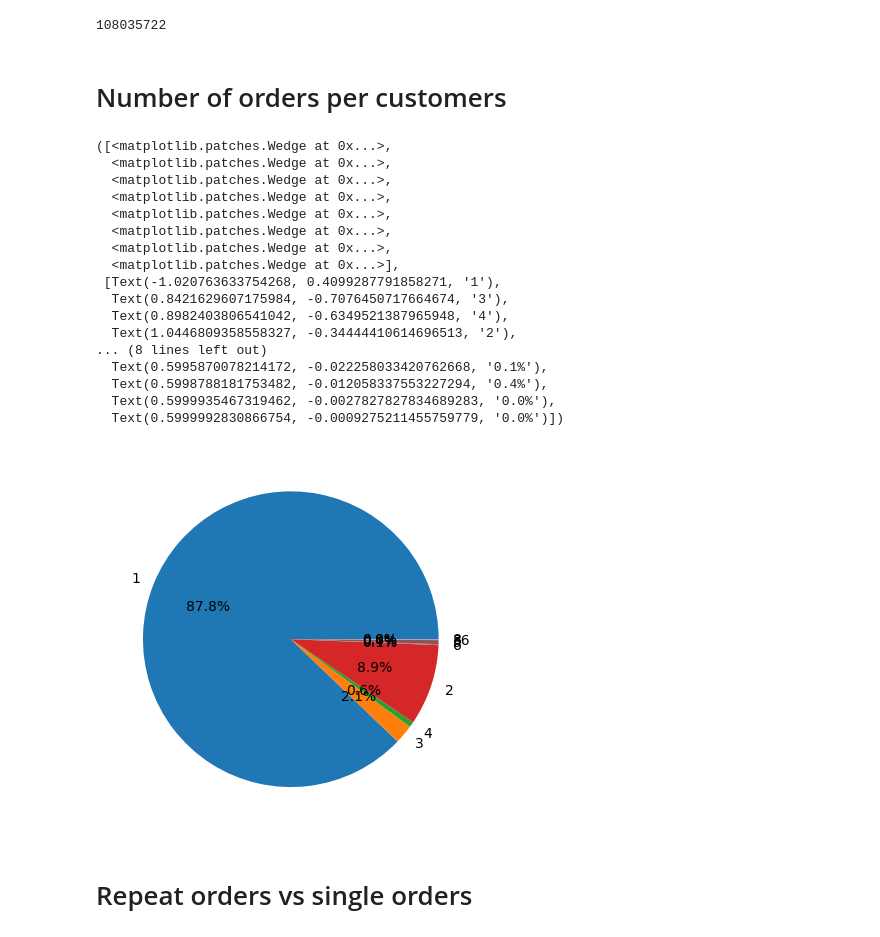
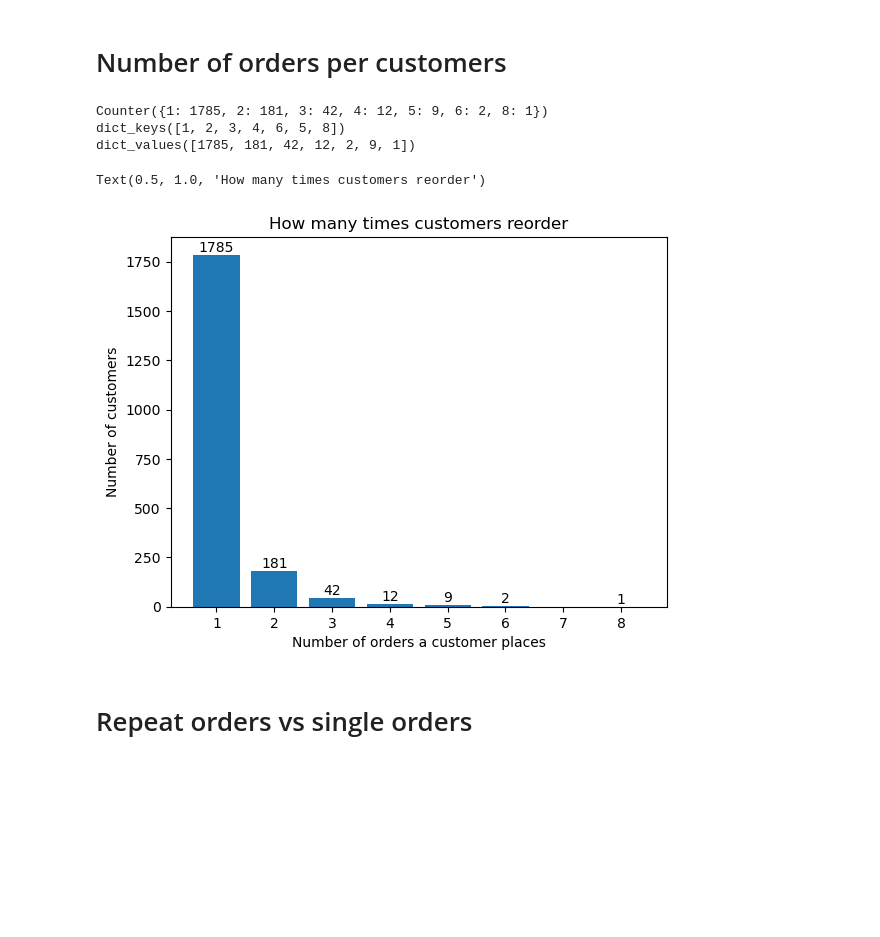
Before and after one commit to olincollege/repeat-order-analysis, a Jupyter notebook: visualization.ipynb, the cells around one changed output. Drawn from its saved outputs; the diff is of its cells as text; code cells hidden in the pictures; blank space fills up the shorter version.

```diff
--- a/visualization.ipynb
+++ b/visualization.ipynb
@@ -15,9 +15,7 @@ def extract_data(parameter, data = data):
         extracted_data.append(data[i][parameter])
     return extracted_data
 # %%
-data[1]['buyer_user_id']
+data[2000]['buyer_user_id']
-# %% [output]
-108035722
 # %%
 # Number of orders per customer / Repeat vs single orders
 buyer_user_id = extract_data("buyer_user_id")
@@ -37,35 +36,40 @@ country = extract_data('country_iso')
 #product_id = extract_data('product_id')
 # %% [markdown]
 # Number of orders per customers
-# %%
-orders_per_customer = Counter(Counter(buyer_user_id).values())
-orders_per_customer
-
-labels = orders_per_customer.keys()
-sizes = orders_per_customer.values()
-
-
-fig, ax = plt.subplots()
-ax.pie(sizes, labels=labels, autopct='%1.1f%%')
-# %% [output]
-([<matplotlib.patches.Wedge at 0x...>,
-  <matplotlib.patches.Wedge at 0x...>,
-  <matplotlib.patches.Wedge at 0x...>,
-  <matplotlib.patches.Wedge at 0x...>,
-  <matplotlib.patches.Wedge at 0x...>,
-  <matplotlib.patches.Wedge at 0x...>,
-  <matplotlib.patches.Wedge at 0x...>,
-  <matplotlib.patches.Wedge at 0x...>],
- [Text(-1.020763633754268, 0.4099287791858271, '1'),
-  Text(0.8421629607175984, -0.7076450717664674, '3'),
-  Text(0.8982403806541042, -0.6349521387965948, '4'),
-  Text(1.0446809358558327, -0.34444410614696513, '2'),
-... (8 lines left out)
-  Text(0.5995870078214172, -0.022258033420762668, '0.1%'),
-  Text(0.5998788181753482, -0.012058337553227294, '0.4%'),
-  Text(0.5999935467319462, -0.0027827827834689283, '0.0%'),
-  Text(0.5999992830866754, -0.0009275211455759779, '0.0%')])
-[figure, removed]
+# %%
+num_orders_by_customers = list(Counter(buyer_user_id).values())
+
+num_orders_by_customers.remove(36)
+
+orders_per_customer = Counter(num_orders_by_customers)
+
+num_reorders = orders_per_customer.keys()
+num_customers = orders_per_customer.values()
+
+print(orders_per_customer)
+
+labels = [str(item) for item in list(num_customers)]
+
+print(num_reorders)
+print(num_customers)
+
+fig, ax = plt.subplots()
+bars = ax.bar(num_reorders, num_customers, label=labels)
+
+# Adding labels on top of each bar
+for bar in bars:
+    yval = bar.get_height()
+    plt.text(bar.get_x() + bar.get_width()/2, yval + 1, yval, ha='center', va='bottom')
+
+plt.xlabel("Number of orders a customer places")
+plt.ylabel("Number of customers")
+plt.title("How many times customers reorder")
+# %% [output]
+Counter({1: 1785, 2: 181, 3: 42, 4: 12, 5: 9, 6: 2, 8: 1})
+dict_keys([1, 2, 3, 4, 6, 5, 8])
+dict_values([1785, 181, 42, 12, 2, 9, 1])
+Text(0.5, 1.0, 'How many times customers reorder')
+[figure, added]
 # %% [markdown]
 # Repeat orders vs single orders
 # %%
```
Also changed, not shown: parts of 6 cells of this notebook, 1 other file.
